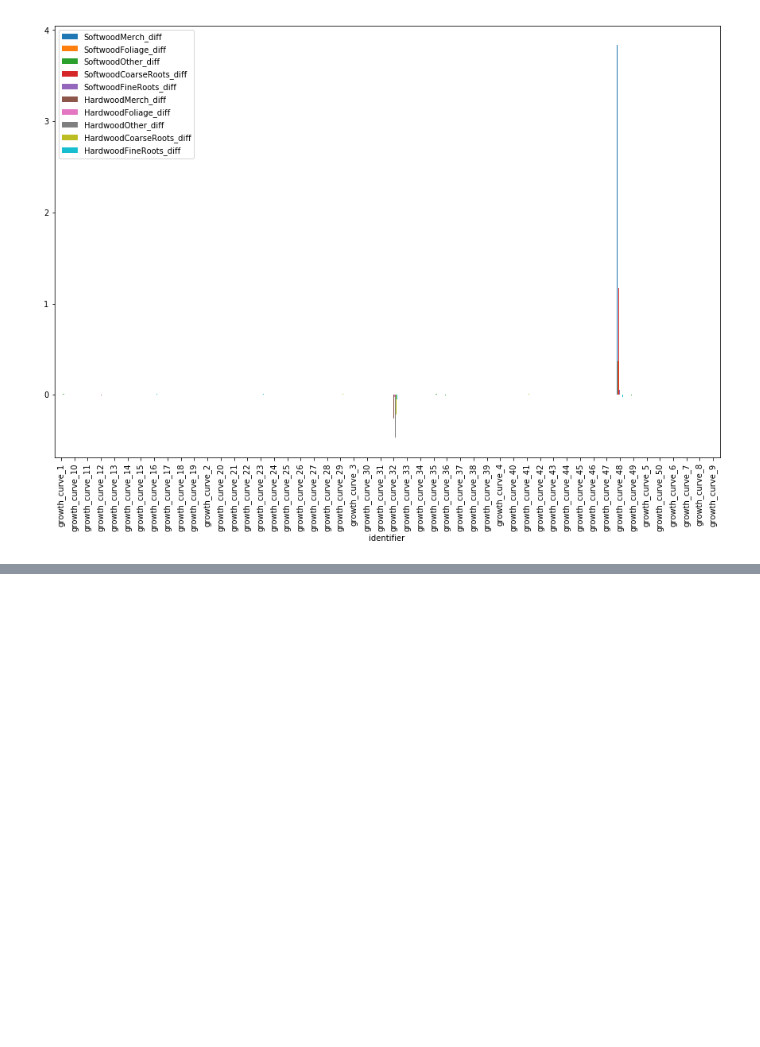
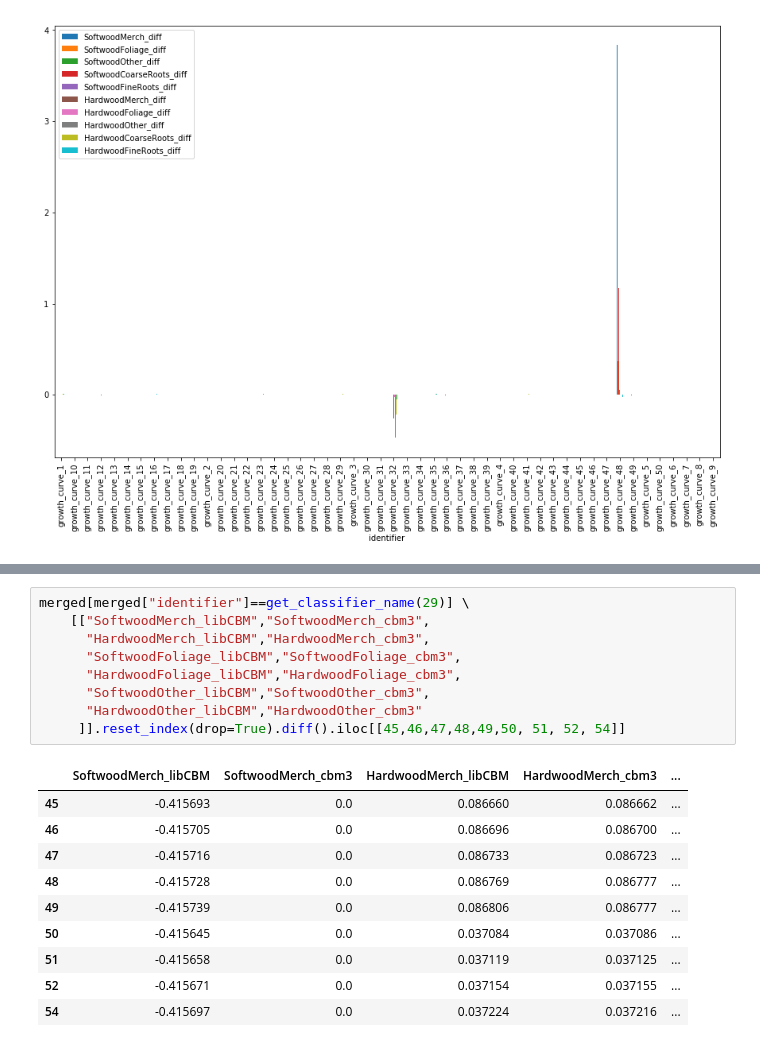
Before and after one commit to cat-cfs/libcbm_py, a Jupyter notebook: growth_curve_testing.ipynb, the cells around one changed output, grey strips where cells are left out. Drawn from its saved outputs; the diff is of its cells as text; blank space fills up the shorter version.

```diff
--- a/growth_curve_testing.ipynb
+++ b/growth_curve_testing.ipynb
@@ -337 +338,21 @@ merged[merged["identifier"]=='growth_curve_48'][["age"]+diff_colnames].groupby("
+# %%
+merged[merged["identifier"]==get_classifier_name(29)] \
+    [["SoftwoodMerch_libCBM","SoftwoodMerch_cbm3",
+      "HardwoodMerch_libCBM","HardwoodMerch_cbm3",
+      "SoftwoodFoliage_libCBM","SoftwoodFoliage_cbm3",
+      "HardwoodFoliage_libCBM","HardwoodFoliage_cbm3",
+      "SoftwoodOther_libCBM","SoftwoodOther_cbm3",
+      "HardwoodOther_libCBM","HardwoodOther_cbm3"
+     ]].reset_index(drop=True).diff().iloc[[45,46,47,48,49,50, 51, 52, 54]]
+# %% [output]
+|  | SoftwoodMerch_libCBM | SoftwoodMerch_cbm3 | HardwoodMerch_libCBM | HardwoodMerch_cbm3 | ... |
+| 45 | -0.415693 | 0.0 | 0.086660 | 0.086662 | ... |
+| 46 | -0.415705 | 0.0 | 0.086696 | 0.086700 | ... |
+| 47 | -0.415716 | 0.0 | 0.086733 | 0.086723 | ... |
+| 48 | -0.415728 | 0.0 | 0.086769 | 0.086777 | ... |
+| 49 | -0.415739 | 0.0 | 0.086806 | 0.086777 | ... |
+| 50 | -0.415645 | 0.0 | 0.037084 | 0.037086 | ... |
+| 51 | -0.415658 | 0.0 | 0.037119 | 0.037125 | ... |
+| 52 | -0.415671 | 0.0 | 0.037154 | 0.037155 | ... |
+| 54 | -0.415697 | 0.0 | 0.037224 | 0.037216 | ... |
 # %%
```
Also changed, not shown: parts of 10 cells of this notebook.
